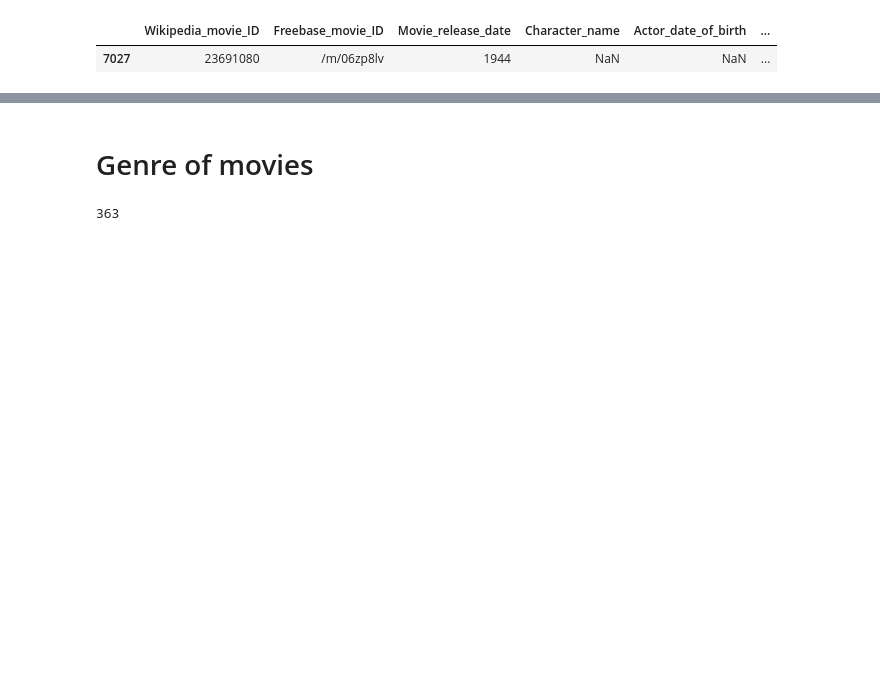
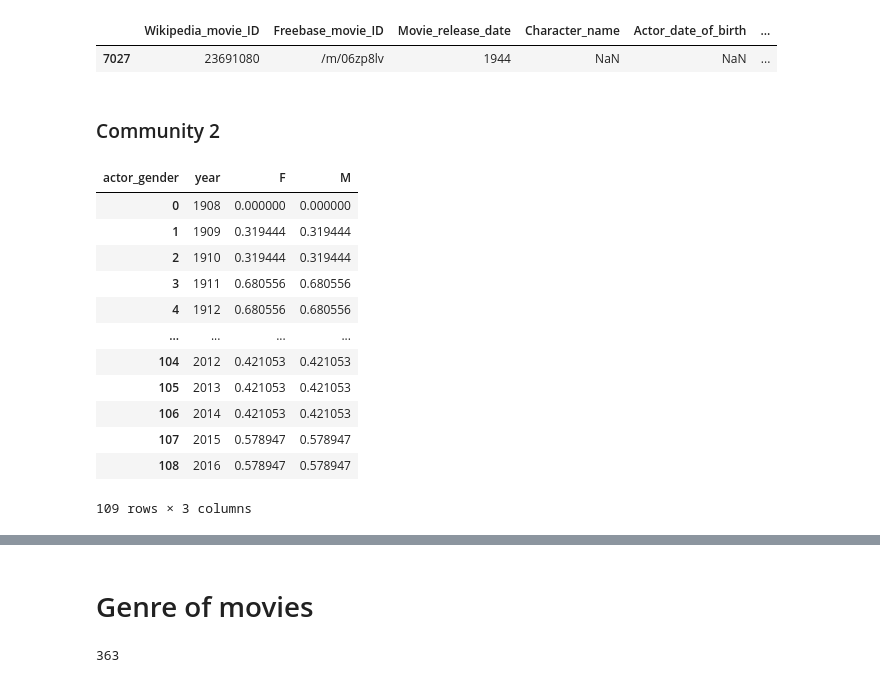
Before and after one commit to epfl-ada/ada-2022-project-addaxx, a Jupyter notebook: exploration.ipynb, the cells around one changed output, grey strips where cells are left out. Drawn from its saved outputs; the diff is of its cells as text; code cells hidden in the pictures; blank space fills up the shorter version.

```diff
--- a/exploration.ipynb
+++ b/exploration.ipynb
@@ -530,3 +550,22 @@ character_metadata[character_metadata['Actor_name'] == 'Trigger']
 # %% [output]
 |  | Wikipedia_movie_ID | Freebase_movie_ID | Movie_release_date | Character_name | Actor_date_of_birth | ... |
 | 7027 | 23691080 | /m/06zp8lv | 1944 | NaN | NaN | ... |
+# %% [markdown]
+### Community 2
+# %%
+gender2 = gender_rolling[gender_rolling['Community']==2]
+gender2 = gender2.pivot_table(values='rolling_average_ratio', index='year', columns='actor_gender',aggfunc='sum')
+# %% [output]
+| actor_gender | year | F | M |
+| 0 | 1908 | 0.000000 | 0.000000 |
+| 1 | 1909 | 0.319444 | 0.319444 |
+| 2 | 1910 | 0.319444 | 0.319444 |
+| 3 | 1911 | 0.680556 | 0.680556 |
+| 4 | 1912 | 0.680556 | 0.680556 |
+| ... | ... | ... | ... |
+| 104 | 2012 | 0.421053 | 0.421053 |
+| 105 | 2013 | 0.421053 | 0.421053 |
+| 106 | 2014 | 0.421053 | 0.421053 |
+| 107 | 2015 | 0.578947 | 0.578947 |
+| 108 | 2016 | 0.578947 | 0.578947 |
+109 rows × 3 columns
```
Also changed, not shown: parts of 7 cells of this notebook.
